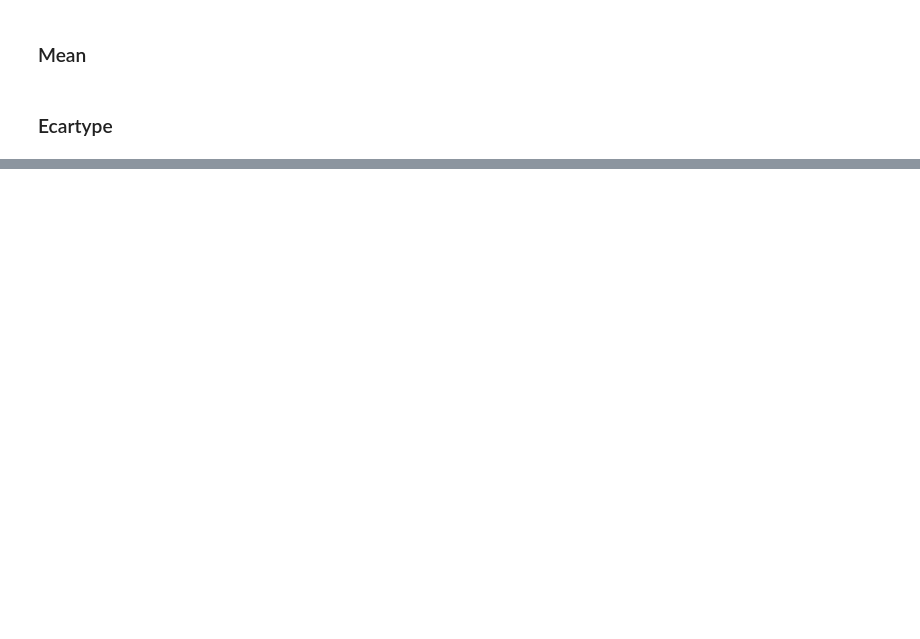
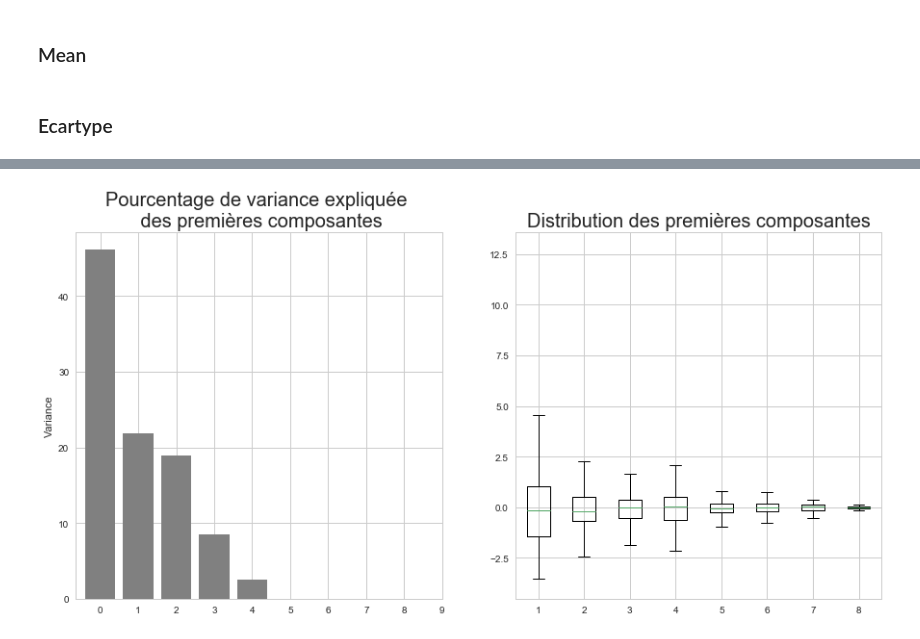
Before and after one commit to PaulCharnay/Projet_Anomalies, a Jupyter notebook: Features .ipynb, the cells around one changed output, grey strips where cells are left out. Drawn from its saved outputs; the diff is of its cells as text; code cells hidden in the pictures; blank space fills up the shorter version.

```diff
--- a/Features .ipynb
+++ b/Features .ipynb
@@ -128,0 +212,32 @@ listestd = [np.std(liste["FF_1"]) for liste in liste_comp]
+# %%
+def plot_var_ACP(X_acp) :
+    fig = plt.figure(figsize=(15,7))
+    ax = fig.add_subplot(1,2,1)
+    ax.bar(range(5), acp.explained_variance_ratio_[:5]*100, align='center', color='grey', ecolor='black')
+    ax.set_xticks(range(10))
+    ax.set_ylabel("Variance")
+    ax.set_title("Pourcentage de variance expliquée \n des premières composantes", fontsize=20)
+
+    ax = fig.add_subplot(1,2,2)
+    box = ax.boxplot(X_acp[:, 0:10])
+    ax.set_title("Distribution des premières composantes", fontsize=20)
+    plt.show()
+
+def plot_proj_ACP(X_acp, axe_1=0, axe_2=1, etiq=True) :
+    fig = plt.figure(figsize=(13,8))
+    ax = fig.add_subplot(1,1,1)
+    dict_color = {True : "blue", False : "red"}
+
+    for x, y, s in zip(X_acp[:,axe_1], X_acp[:,axe_2], range(len(liste_comp))) :
+        ax.plot(x,y,marker=".", color=dict_color[s < len(liste_appr)])
+        if etiq :
+            ax.text(x, y, str(s))
+
+    ax.set_title("Projection des invididus sur les \n  deux premières composantes", fontsize=20)
+
+    legend_elements = [Line2D([0], [0], marker='.', color='blue', label='Série du jeu d\'apprentissage', markersize=10, linewidth=0),
+                       Line2D([0], [0], marker='.', color='red', label='Série du jeu de test', markersize=10, linewidth=0)]
+
+    ax.legend(handles=legend_elements)
+
+    plt.show()
@@ -128,0 +248,4 @@ listestd = [np.std(liste["FF_1"]) for liste in liste_comp]
+# %%
+plot_var_ACP(C)
+# %% [output]
+[figure, added]
```
Also changed, not shown: parts of 45 cells of this notebook.
